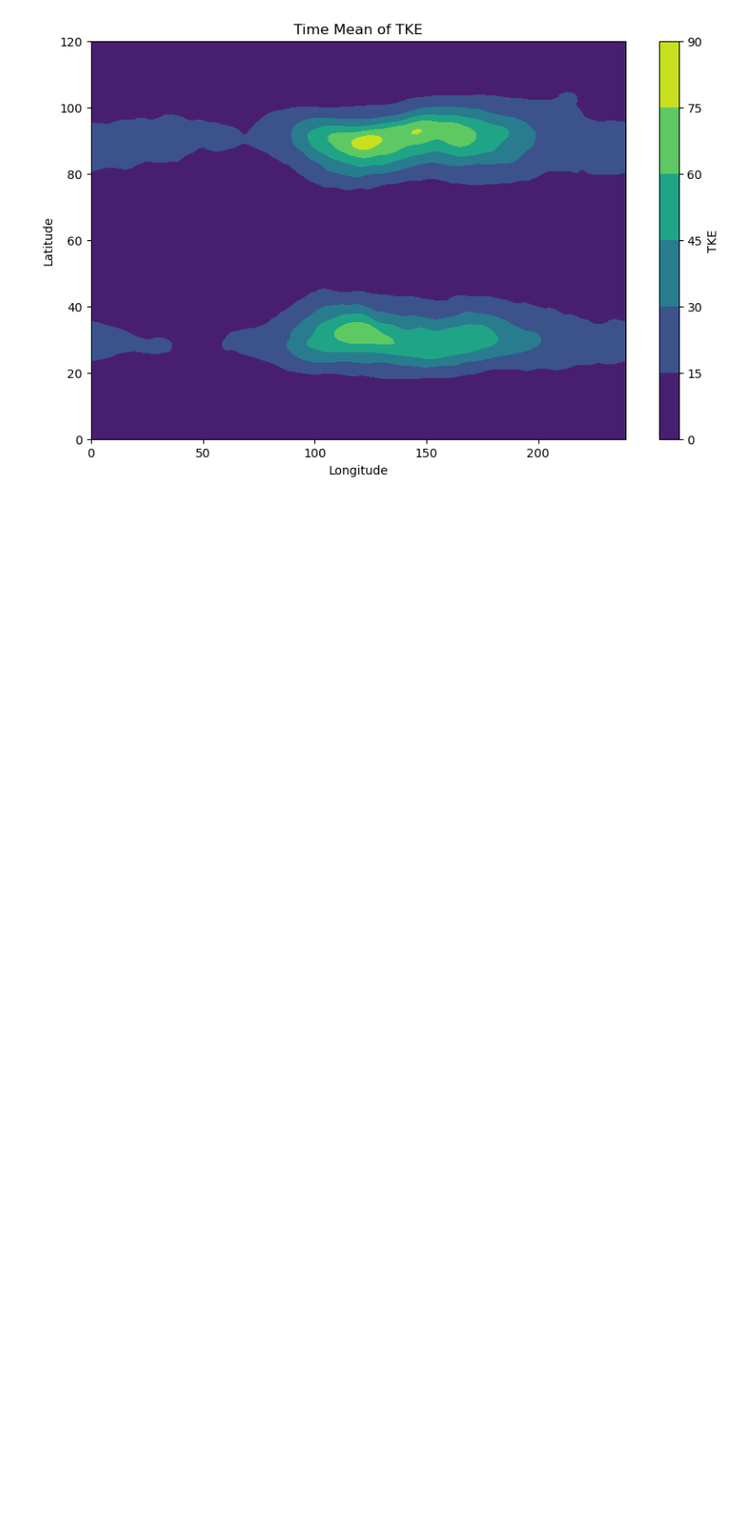
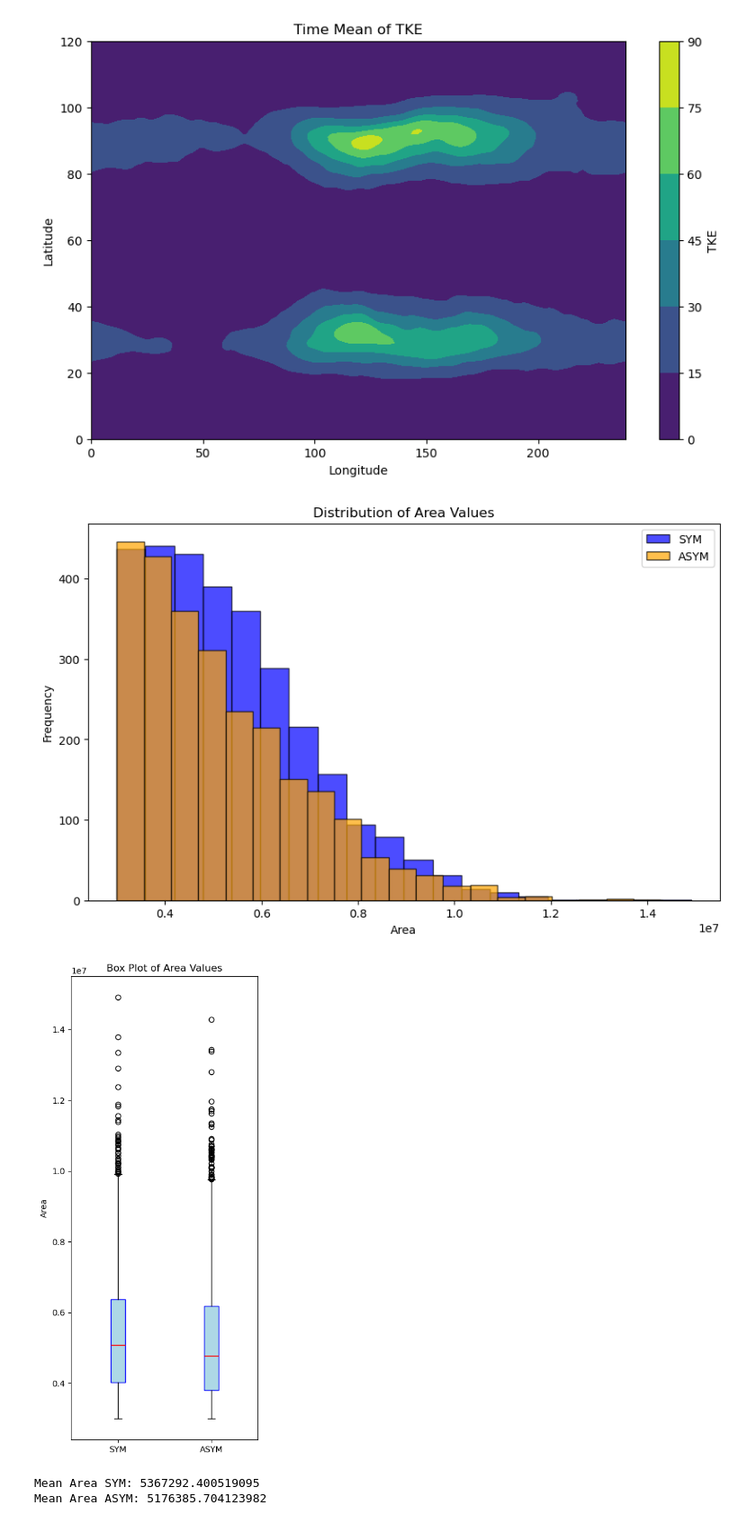
Before and after one commit to michele-filippucci/lwa_persistence, a Jupyter notebook: scratchbook.ipynb, the cells around one changed output. Shown at 90% size. Saved outputs shown, nothing was run; the diff lists cells and outputs as text; code cells hidden in the pictures; blank space fills up the shorter version.

```diff
--- a/scratchbook.ipynb
+++ b/scratchbook.ipynb
@@ -19,3 +19,58 @@ plt.ylabel('Latitude')
 plt.show()
 # %% [output]
 [figure]
+# %%
+import numpy as np
+import xarray as xr
+import matplotlib.pyplot as plt
+
+dic_ASYM = np.load('/home/links/mf671/DATA/isca_data/exeter_project_mf_baseline_st_KS/tot/dictionaries/falwa_LWAA_tracked_flipped_2.5x2.5_daily_2-51_DIC.npy',allow_pickle=True)
+dic_SYM = np.load('/home/links/mf671/DATA/isca_data/exeter_project_mf_baseline_KS/tot/dictionaries/falwa_LWAA_tracked_flipped_2.5x2.5_daily_2-51_DIC.npy',allow_pickle=True)
+# %%
+persistences_ASYM = []
+for i in range(len(dic_ASYM))[1:]:
+    persistences_ASYM.append(dic_ASYM[i]['persistence'])
+
+persistences_SYM = []
+for i in range(len(dic_SYM))[1:]:
+    persistences_SYM.append(dic_SYM[i]['persistence'])
+
+mean_persistence_ASYM = sum(persistences_ASYM) / len(persistences_ASYM)
+mean_persistence_SYM = sum(persistences_SYM) / len(persistences_SYM)
+# %%
+areas_ASYM = []
+for i in range(len(dic_ASYM))[1:]:
+    areas_ASYM.append(sum(dic_ASYM[i]['area'])/dic_ASYM[i]['persistence'])
+
+areas_SYM = []
+for i in range(len(dic_SYM))[1:]:
+    areas_SYM.append(sum(dic_SYM[i]['area'])/dic_SYM[i]['persistence'])
+
+mean_area_ASYM = sum(areas_ASYM) / len(areas_ASYM)
+mean_area_SYM = sum(areas_SYM) / len(areas_SYM)
+
+plt.figure(figsize=(10, 6))
+plt.hist(areas_SYM, bins=20, alpha=0.7, label='SYM', color='blue', edgecolor='black')
+plt.hist(areas_ASYM, bins=20, alpha=0.7, label='ASYM', color='orange', edgecolor='black')
+plt.title('Distribution of Area Values')
+plt.xlabel('Area')
+plt.ylabel('Frequency')
+plt.legend()
+plt.show()
+
+plt.figure(figsize=(4,10))
+plt.boxplot([areas_SYM, areas_ASYM], labels=['SYM', 'ASYM'], patch_artist=True,
+            boxprops=dict(facecolor='lightblue', color='blue'),
+            medianprops=dict(color='red'),
+            whiskerprops=dict(color='black'),
+            capprops=dict(color='black'))
+plt.title('Box Plot of Area Values')
+plt.ylabel('Area')
+plt.show()
+print("Mean Area SYM:", mean_area_SYM)
+print("Mean Area ASYM:", mean_area_ASYM)
+# %% [output]
+[figure, added]
+[figure, added]
+Mean Area SYM: 5367292.400519095
+Mean Area ASYM: 5176385.704123982
```
Also changed, not shown: parts of 11 cells of this notebook, 22 other files.
